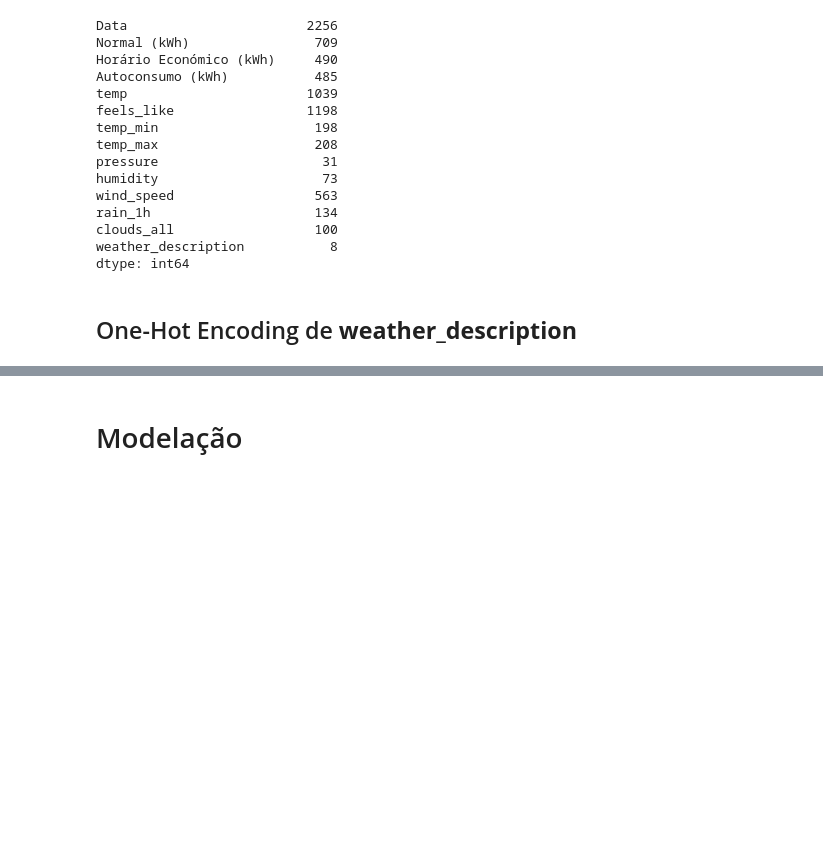
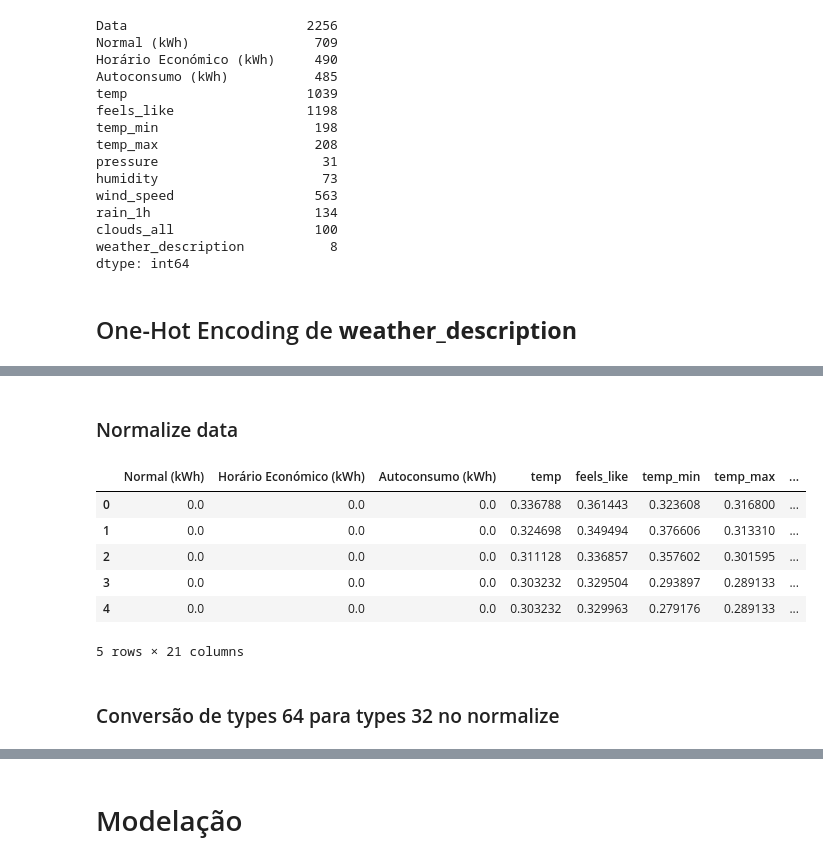
Before and after one commit to orlandopalmeira/Trabalho-DAA-2023-2024, a Jupyter notebook: Tarefa_2/tarefa_2_model.ipynb, the cells around one changed output, grey strips where cells are left out. Saved outputs shown, nothing was run; the diff lists cells and outputs as text; code cells hidden in the pictures; blank space fills up the shorter version.

```diff
--- a/Tarefa_2/tarefa_2_model.ipynb
+++ b/Tarefa_2/tarefa_2_model.ipynb
@@ -108,0 +111,7 @@ memory usage: 282.1 KB
+# %%
+float_features = data_treino.select_dtypes(include='float')
+int_features = data_treino.select_dtypes(include='int')
+
+data_treino[float_features.columns] = data_treino[float_features.columns].astype(np.float32)
+data_treino[int_features.columns] = data_treino[int_features.columns].astype(np.int32)
+data_treino.info()
@@ -108,0 +136,7 @@ memory usage: 282.1 KB
+# %%
+float_features = data_teste.select_dtypes(include='float')
+int_features = data_teste.select_dtypes(include='int')
+
+data_teste[float_features.columns] = data_teste[float_features.columns].astype(np.float32)
+data_teste[int_features.columns] = data_teste[int_features.columns].astype(np.int32)
+data_teste.info()
@@ -108,0 +161,27 @@ memory usage: 282.1 KB
+# %% [markdown]
+### Normalize data
+# %%
+from sklearn.preprocessing import MinMaxScaler
+data_treino_normalize = data_treino.copy()
+data_teste_normalize = data_teste.copy()
+
+X_scale = data_treino_normalize.drop(columns=['Injeção na rede (kWh)'])
+
+scaler_X = MinMaxScaler(feature_range=(0,1)).fit(X_scale)
+scaler_y = MinMaxScaler(feature_range=(0,1)).fit(data_teste_normalize)
+X_scale = pd.DataFrame(scaler_X.transform(X_scale[X_scale.columns]), columns=X_scale.columns)
+data_teste_normalize = pd.DataFrame(scaler_y.transform(data_teste_normalize[data_teste_normalize.columns]), columns=data_teste_normalize.columns)
+
+data_treino_normalize = pd.concat([X_scale, data_treino_normalize['Injeção na rede (kWh)']], axis=1)
+
+data_treino_normalize.head()
+# %% [output]
+|  | Normal (kWh) | Horário Económico (kWh) | Autoconsumo (kWh) | temp | feels_like | temp_min | temp_max | ... |
+| 0 | 0.0 | 0.0 | 0.0 | 0.336788 | 0.361443 | 0.323608 | 0.316800 | ... |
+| 1 | 0.0 | 0.0 | 0.0 | 0.324698 | 0.349494 | 0.376606 | 0.313310 | ... |
+| 2 | 0.0 | 0.0 | 0.0 | 0.311128 | 0.336857 | 0.357602 | 0.301595 | ... |
+| 3 | 0.0 | 0.0 | 0.0 | 0.303232 | 0.329504 | 0.293897 | 0.289133 | ... |
+| 4 | 0.0 | 0.0 | 0.0 | 0.303232 | 0.329963 | 0.279176 | 0.289133 | ... |
+5 rows × 21 columns
+# %% [markdown]
+### Conversão de types 64 para types 32 no normalize
```
Also changed, not shown: parts of 26 cells of this notebook.
